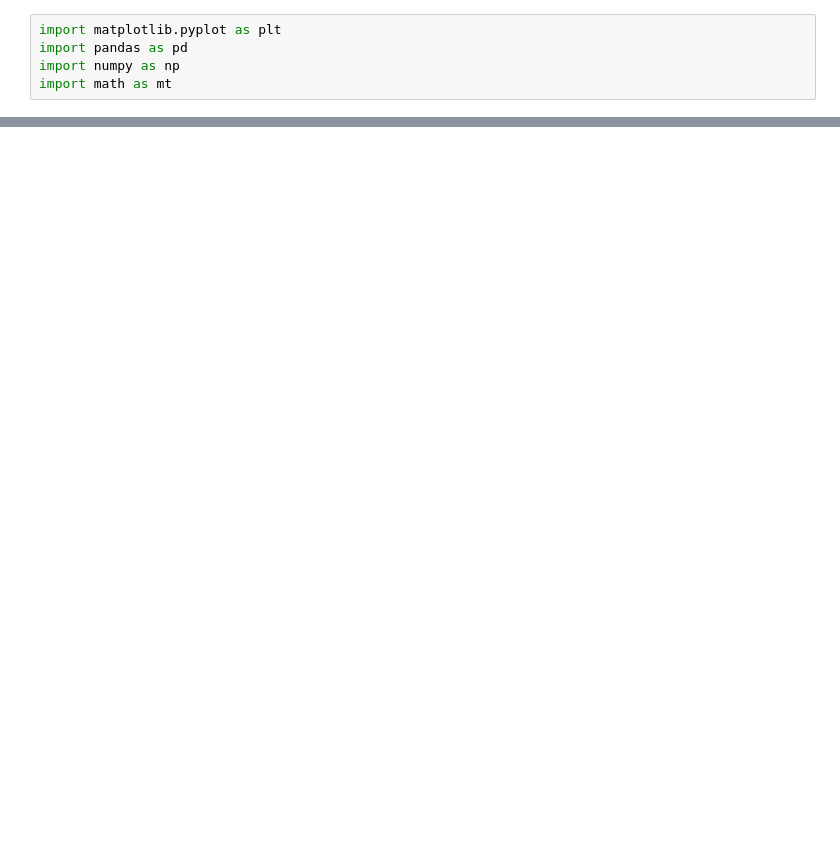
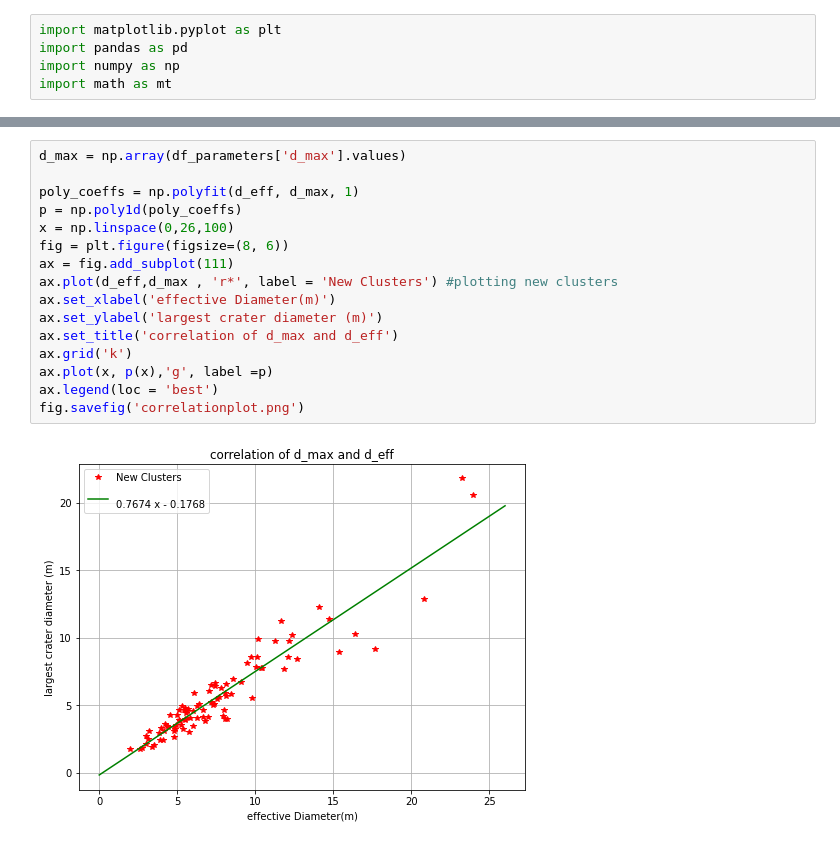
Before and after one commit to Jeschenfelder/CraterClusterTools, a Jupyter notebook: PlottingClusters.ipynb, the cells around one changed output, grey strips where cells are left out. Drawn from its saved outputs; the diff is of its cells as text; blank space fills up the shorter version.

```diff
--- a/PlottingClusters.ipynb
+++ b/PlottingClusters.ipynb
@@ -64,0 +105,18 @@ ax.legend(loc = 'best')
+# %%
+d_max = np.array(df_parameters['d_max'].values)
+
+poly_coeffs = np.polyfit(d_eff, d_max, 1)
+p = np.poly1d(poly_coeffs)
+x = np.linspace(0,26,100)
+fig = plt.figure(figsize=(8, 6))
+ax = fig.add_subplot(111)
+ax.plot(d_eff,d_max , 'r*', label = 'New Clusters') #plotting new clusters
+ax.set_xlabel('effective Diameter(m)')
+ax.set_ylabel('largest crater diameter (m)')
+ax.set_title('correlation of d_max and d_eff')
+ax.grid('k')
+ax.plot(x, p(x),'g', label =p)
+ax.legend(loc = 'best')
+fig.savefig('correlationplot.png')
+# %% [output]
+[figure, added]
```
Also changed, not shown: parts of 6 cells of this notebook, 5 other files.
